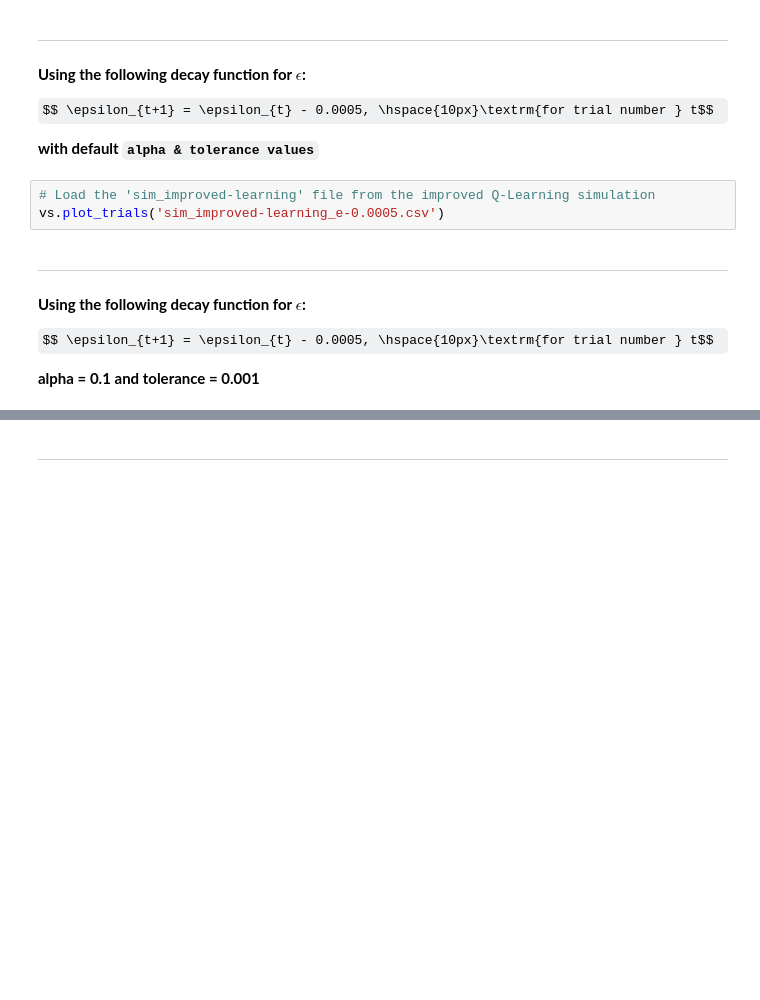
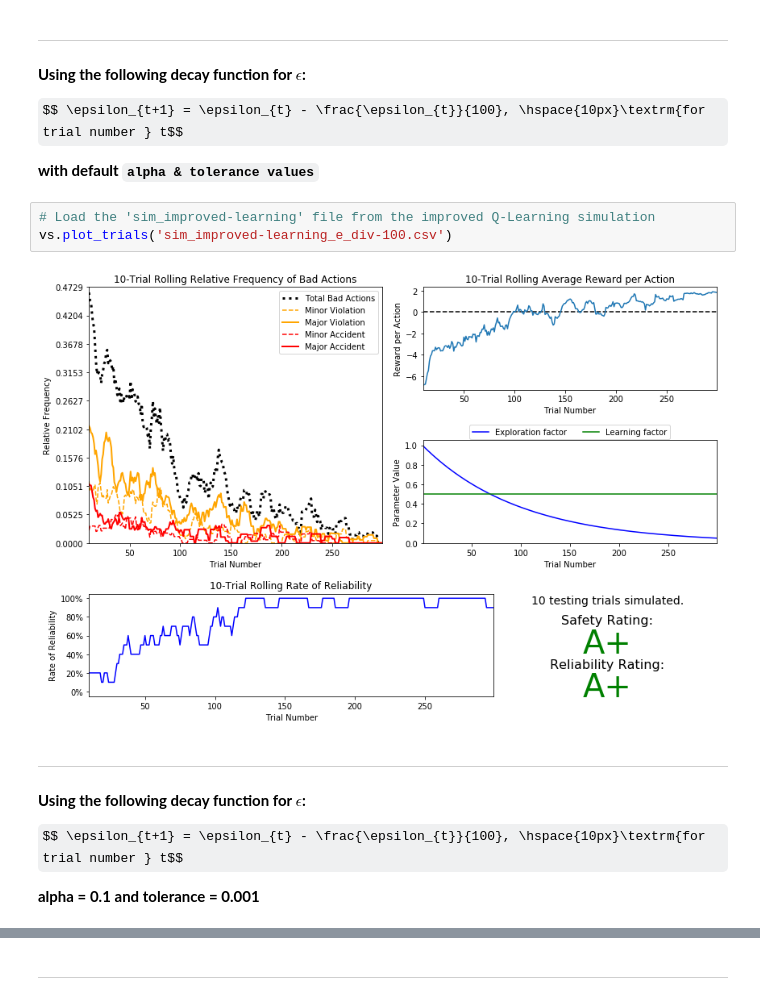
Before and after one commit to JuzerShakir/Train_a_Smartcab, a Jupyter notebook: smartcab.ipynb, the cells around one changed output, grey strips where cells are left out. Drawn from its saved outputs; the diff is of its cells as text; some formulas as TeX source; blank space fills up the shorter version.

Commit message:
New log files visualized

```diff
--- a/smartcab.ipynb
+++ b/smartcab.ipynb
@@ -387,18 +387,20 @@ vs.plot_trials('sim_improved-learning_e-0.001_at.csv')
 # %% [markdown]
 **Using the following decay function for $\epsilon$:**
 
-$$ \epsilon_{t+1} = \epsilon_{t} - 0.0005, \hspace{10px}\textrm{for trial number } t$$
+$$ \epsilon_{t+1} = \epsilon_{t} - \frac{\epsilon_{t}}{100}, \hspace{10px}\textrm{for trial number } t$$
 
 **with default `alpha & tolerance values`**
 # %%
 # Load the 'sim_improved-learning' file from the improved Q-Learning simulation
-vs.plot_trials('sim_improved-learning_e-0.0005.csv')
+vs.plot_trials('sim_improved-learning_e_div-100.csv')
+# %% [output]
+[figure, added]
 # %% [markdown]
 -----------
 # %% [markdown]
 **Using the following decay function for $\epsilon$:**
 
-$$ \epsilon_{t+1} = \epsilon_{t} - 0.0005, \hspace{10px}\textrm{for trial number } t$$
+$$ \epsilon_{t+1} = \epsilon_{t} - \frac{\epsilon_{t}}{100}, \hspace{10px}\textrm{for trial number } t$$
 
 
 **alpha = 0.1 and tolerance = 0.001**
```
Also changed, not shown: parts of 8 cells of this notebook.
